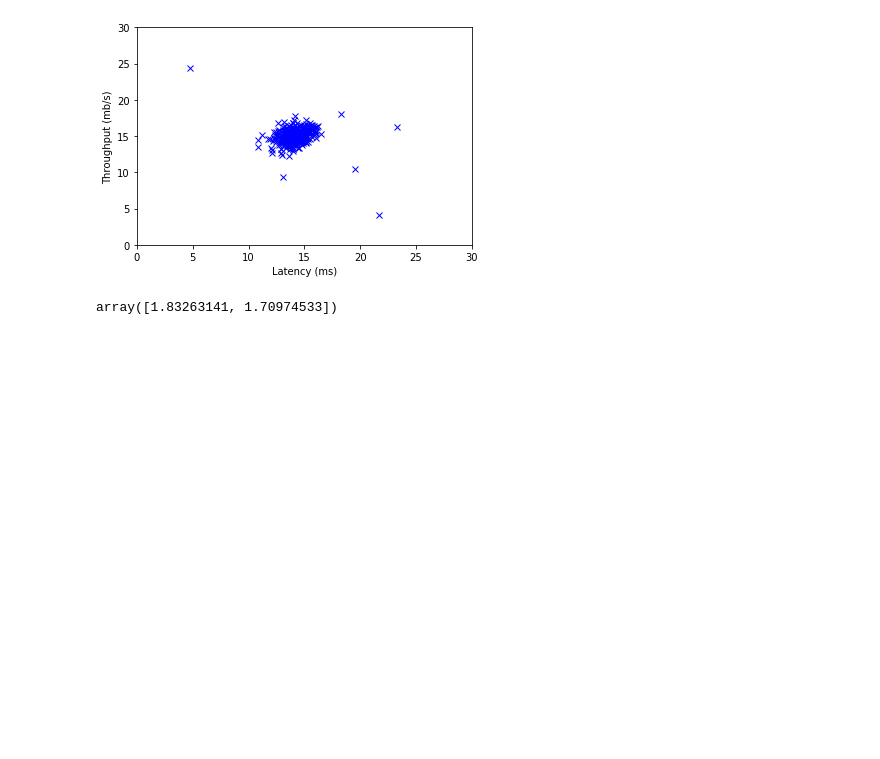
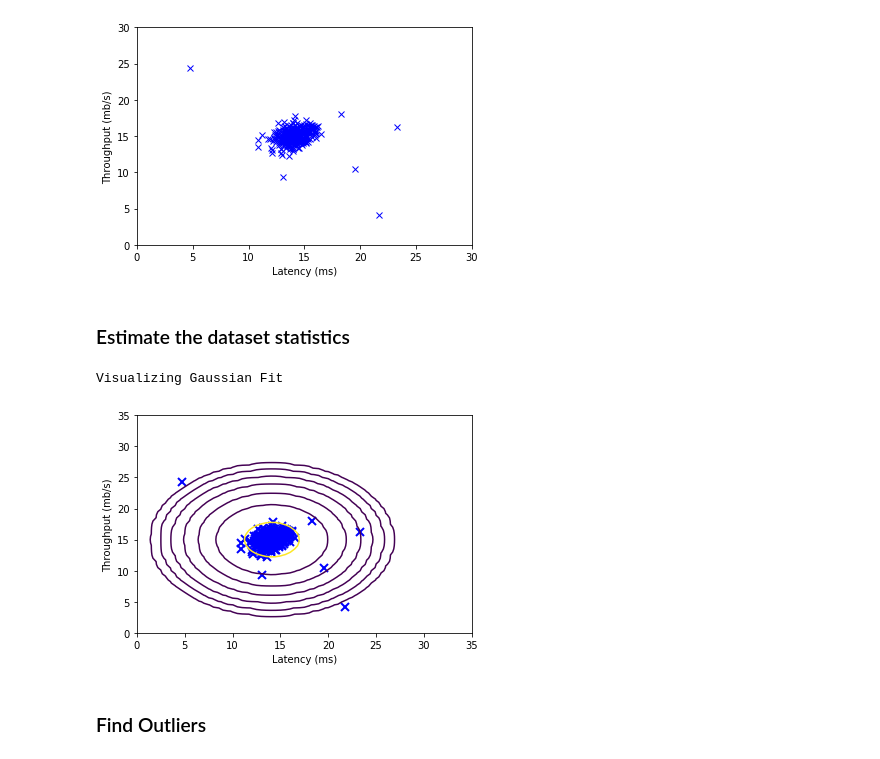
Before and after one commit to ShaneKoNaung/andrewng-coursera-ml-python, a Jupyter notebook: Exercise 8/Anomaly Detection.ipynb, the cells around one changed output. Cells and saved outputs as stored; diff of their text form; code cells hidden in the pictures; blank space fills up the shorter version.

Commit message:
outliers

```diff
--- a/Exercise 8/Anomaly Detection.ipynb
+++ b/Exercise 8/Anomaly Detection.ipynb
@@ -20,6 +22,8 @@ plt.show()
 # %% [output]
 Visualizing example dataset for outlier detection.
 [figure]
+# %% [markdown]
+### Estimate the dataset statistics
 # %%
 def estimateGaussian(X):
     [m, n] = X.shape
@@ -29,6 +33,45 @@ def estimateGaussian(X):
     sigma2 = np.sum((X - mu) ** 2, 0) /m
 
     return (mu, sigma2)
-estimateGaussian(X)
-# %% [output]
-array([1.83263141, 1.70974533])
+# %%
+# https://github.com/dibgerge/ml-coursera-python-assignments/blob/master/Exercise8/utils.py
+
+def multivariateGaussian(X, mu, Sigma2):
+    k = mu.size
+
+    # if sigma is given as a diagonal, compute the matrix
+    if Sigma2.ndim == 1:
+        Sigma2 = np.diag(Sigma2)
+
+    X = X - mu
+    p = (2 * np.pi) ** (- k / 2) * np.linalg.det(Sigma2) ** (-0.5)\
+        * np.exp(-0.5 * np.sum(np.dot(X, np.linalg.pinv(Sigma2)) * X, axis=1))
+    return p
+# %%
+# https://github.com/dibgerge/ml-coursera-python-assignments/blob/master/Exercise8/utils.py
+
+def visualizeFit(X, mu, sigma2):
+    X1, X2 = np.meshgrid(np.arange(0, 35.5, 0.5), np.arange(0, 35.5, 0.5))
+    Z = multivariateGaussian(np.stack([X1.ravel(), X2.ravel()], axis=1), mu, sigma2)
+    Z = Z.reshape(X1.shape)
+
+    plt.plot(X[:, 0], X[:, 1], 'bx', mec='b', mew=2, ms=8)
+
+    if np.all(abs(Z) != np.inf):
+        plt.contour(X1, X2, Z, levels=10**(np.arange(-20., 1, 3)), zorder=100)
+# %%
+print('Visualizing Gaussian Fit')
+
+[mu, sigma2] = estimateGaussian(X)
+
+p = multivariateGaussian(X, mu, sigma2)
+
+visualizeFit(X, mu, sigma2)
+plt.xlabel('Latency (ms)')
+plt.ylabel('Throughput (mb/s)')
+plt.show()
+# %% [output]
+Visualizing Gaussian Fit
+[figure, added]
+# %% [markdown]
+### Find Outliers
```
Also changed, not shown: parts of 4 cells of this notebook.
